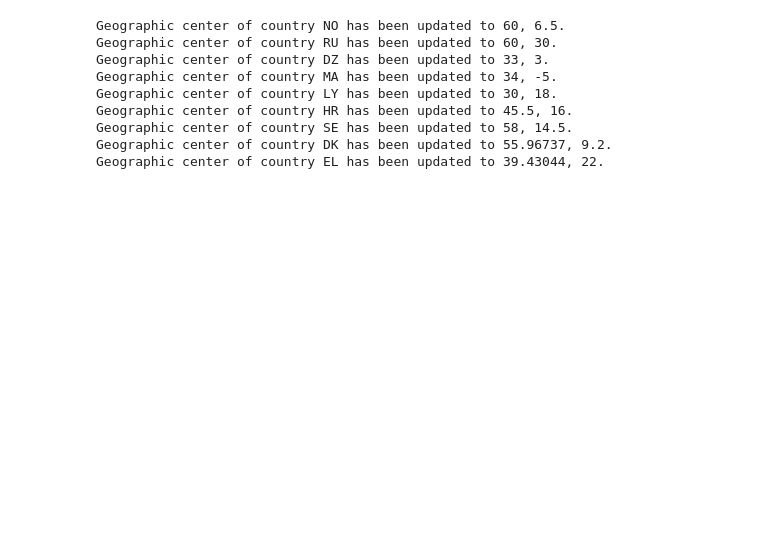
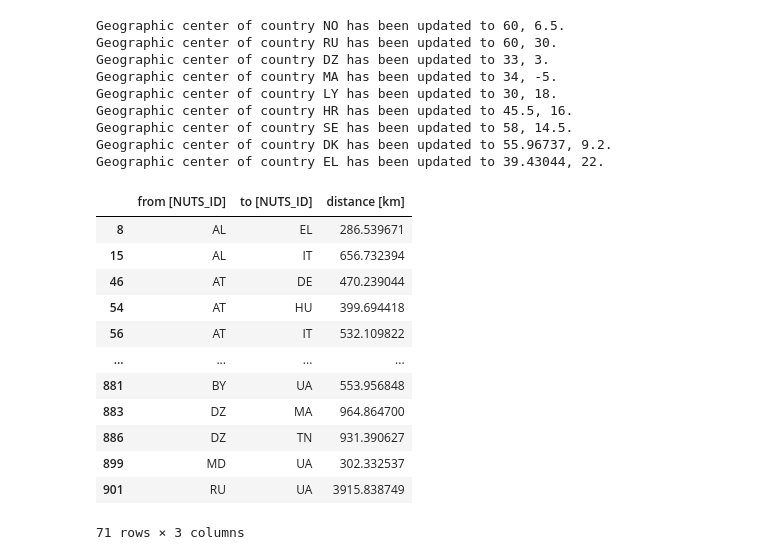
Before and after one commit to CSEI-EU/gas_infrastructure_model, a Jupyter notebook: 00_code_base/05_test_files/Get_Centroids_and_Distances.ipynb, the cells around one changed output. Saved outputs shown, nothing was run; the diff lists cells and outputs as text; code cells hidden in the pictures; blank space fills up the shorter version.

```diff
--- a/00_code_base/05_test_files/Get_Centroids_and_Distances.ipynb
+++ b/00_code_base/05_test_files/Get_Centroids_and_Distances.ipynb
@@ -635,3 +750,19 @@ plot_country_connections(all_countries_gdf, real_connections_df)
 # After plotting your country connections
 plt.savefig('country_connections_plot.png', dpi=300, bbox_inches='tight')
 plt.close()  # Close the plot to avoid reusing the same figure
+# %%
+real_connections_df
+# %% [output]
+|  | from [NUTS_ID] | to [NUTS_ID] | distance [km] |
+| 8 | AL | EL | 286.539671 |
+| 15 | AL | IT | 656.732394 |
+| 46 | AT | DE | 470.239044 |
+| 54 | AT | HU | 399.694418 |
+| 56 | AT | IT | 532.109822 |
+| ... | ... | ... | ... |
+| 881 | BY | UA | 553.956848 |
+| 883 | DZ | MA | 964.864700 |
+| 886 | DZ | TN | 931.390627 |
+| 899 | MD | UA | 302.332537 |
+| 901 | RU | UA | 3915.838749 |
+71 rows × 3 columns
```
Also changed, not shown: parts of 16 cells of this notebook, 3 other files.
